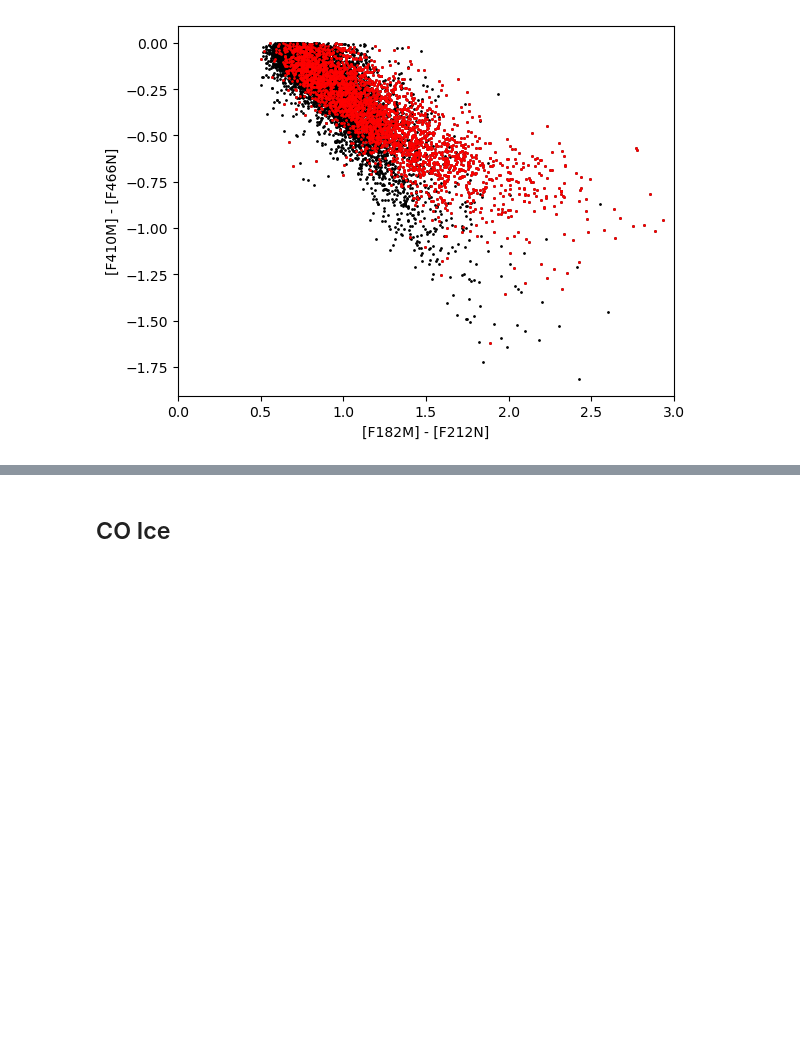
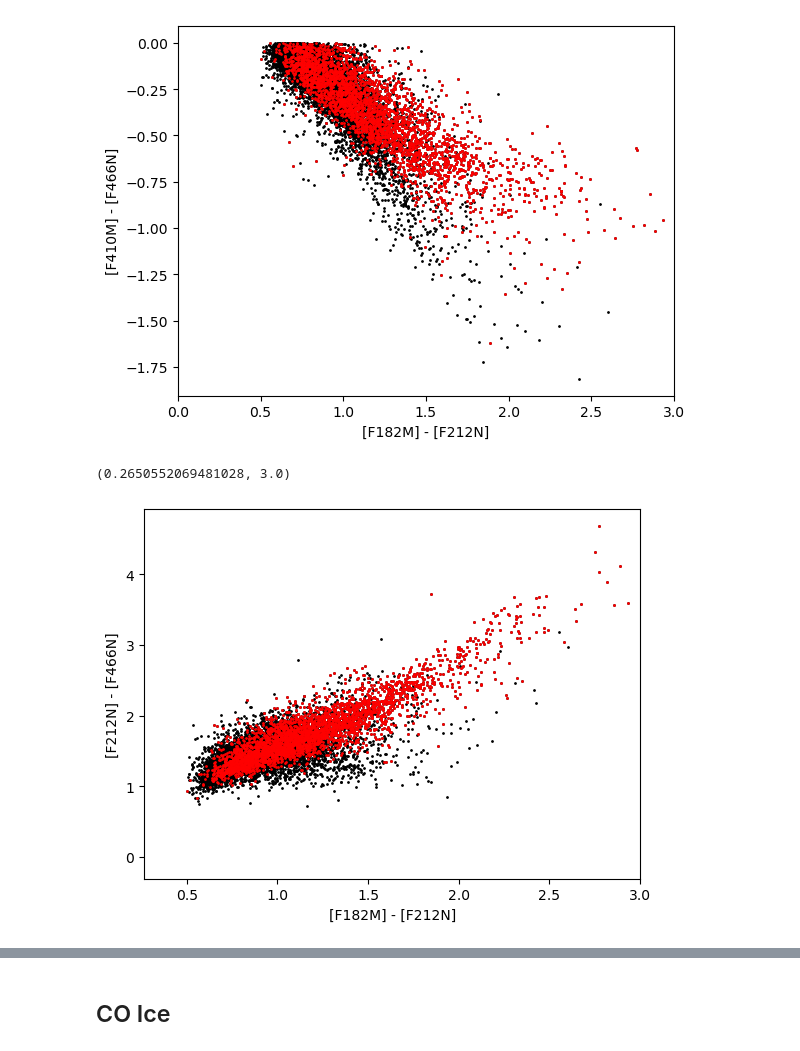
Before and after one commit to SpacialTree/lactea-filament, a Jupyter notebook: lactea-filament/notebooks/filament_COice.ipynb, the cells around one changed output, grey strips where cells are left out. Drawn from its saved outputs; the diff is of its cells as text; code cells hidden in the pictures; blank space fills up the shorter version.

```diff
--- a/lactea-filament/notebooks/filament_COice.ipynb
+++ b/lactea-filament/notebooks/filament_COice.ipynb
@@ -67,3 +79,10 @@ ax.set_xlim(0, 3)
 # %% [output]
 (0.0, 3.0)
 [figure]
+# %%
+cat_filament.plot_CCD('f182m', 'f212n', 'f212n', 'f466n', color='k', s=1)
+cat_f.plot_CCD('f182m', 'f212n', 'f212n', 'f466n', color='r', s=1)
+plt.xlim(right=3)
+# %% [output]
+(0.2650552069481028, 3.0)
+[figure, added]
```
Also changed, not shown: parts of 25 cells of this notebook.
